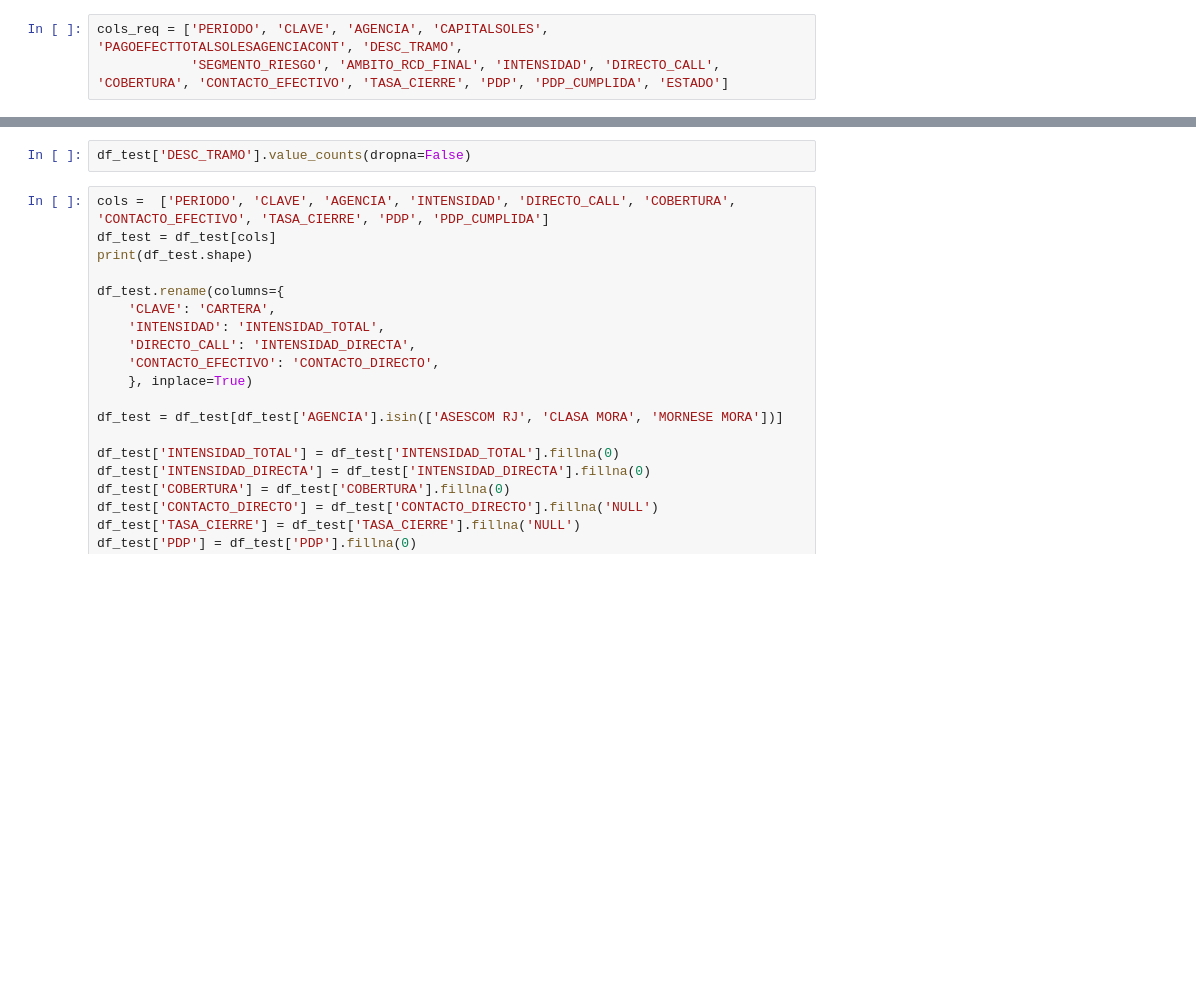
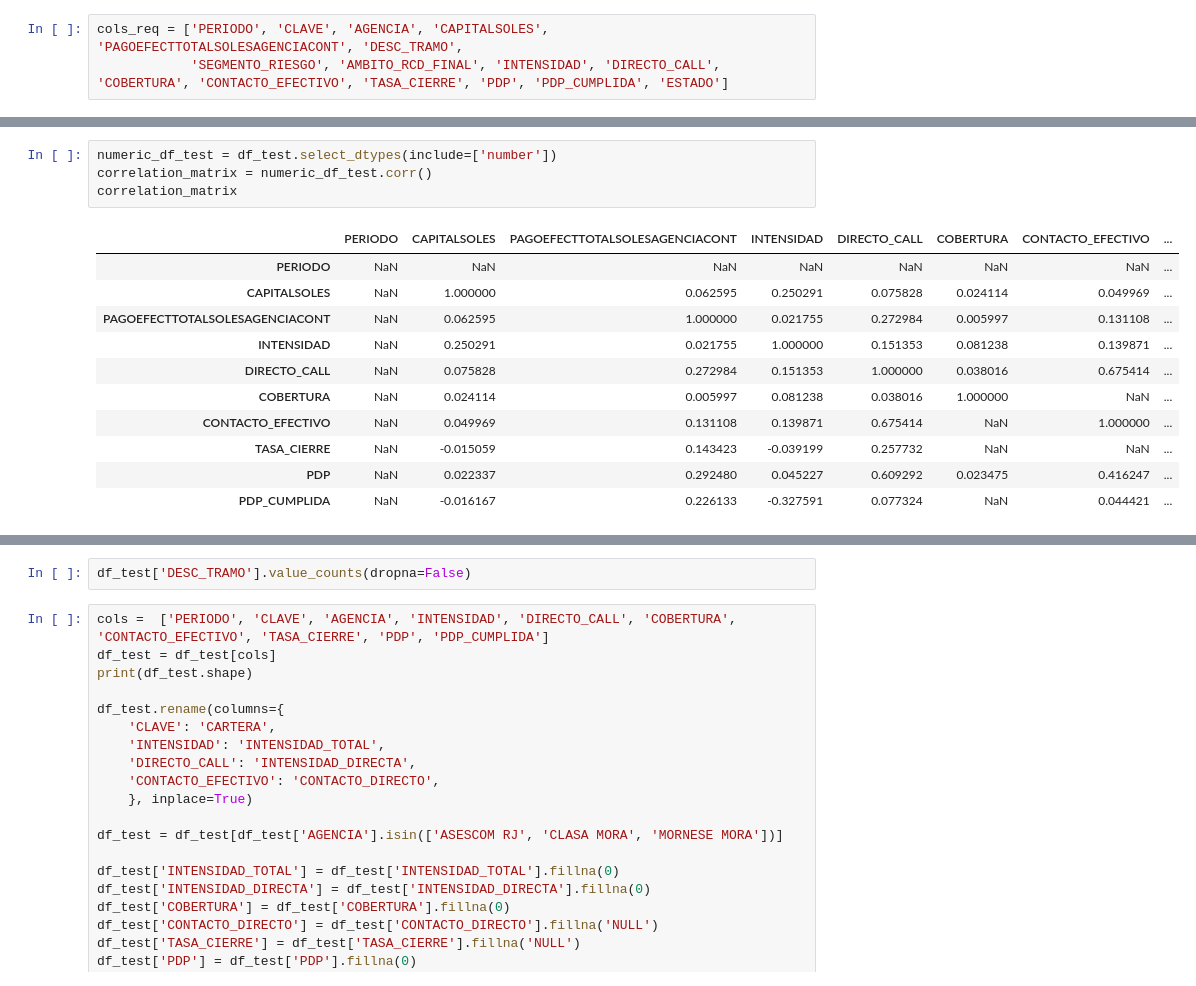
Before and after one commit to iriarteMirko/base-pagos, a Jupyter notebook: base_pagos_dashboard.ipynb, the cells around one changed output, grey strips where cells are left out. Drawn from its saved outputs; the diff is of its cells as text; blank space fills up the shorter version.

```diff
--- a/base_pagos_dashboard.ipynb
+++ b/base_pagos_dashboard.ipynb
@@ -78,0 +94,16 @@ df_test.head(5)
+# %%
+numeric_df_test = df_test.select_dtypes(include=['number'])
+correlation_matrix = numeric_df_test.corr()
+correlation_matrix
+# %% [output]
+|  | PERIODO | CAPITALSOLES | PAGOEFECTTOTALSOLESAGENCIACONT | INTENSIDAD | DIRECTO_CALL | COBERTURA | CONTACTO_EFECTIVO | ... |
+| PERIODO | NaN | NaN | NaN | NaN | NaN | NaN | NaN | ... |
+| CAPITALSOLES | NaN | 1.000000 | 0.062595 | 0.250291 | 0.075828 | 0.024114 | 0.049969 | ... |
+| PAGOEFECTTOTALSOLESAGENCIACONT | NaN | 0.062595 | 1.000000 | 0.021755 | 0.272984 | 0.005997 | 0.131108 | ... |
+| INTENSIDAD | NaN | 0.250291 | 0.021755 | 1.000000 | 0.151353 | 0.081238 | 0.139871 | ... |
+| DIRECTO_CALL | NaN | 0.075828 | 0.272984 | 0.151353 | 1.000000 | 0.038016 | 0.675414 | ... |
+| COBERTURA | NaN | 0.024114 | 0.005997 | 0.081238 | 0.038016 | 1.000000 | NaN | ... |
+| CONTACTO_EFECTIVO | NaN | 0.049969 | 0.131108 | 0.139871 | 0.675414 | NaN | 1.000000 | ... |
+| TASA_CIERRE | NaN | -0.015059 | 0.143423 | -0.039199 | 0.257732 | NaN | NaN | ... |
+| PDP | NaN | 0.022337 | 0.292480 | 0.045227 | 0.609292 | 0.023475 | 0.416247 | ... |
+| PDP_CUMPLIDA | NaN | -0.016167 | 0.226133 | -0.327591 | 0.077324 | NaN | 0.044421 | ... |
```
Also changed, not shown: parts of 4 cells of this notebook, 4 other files.
